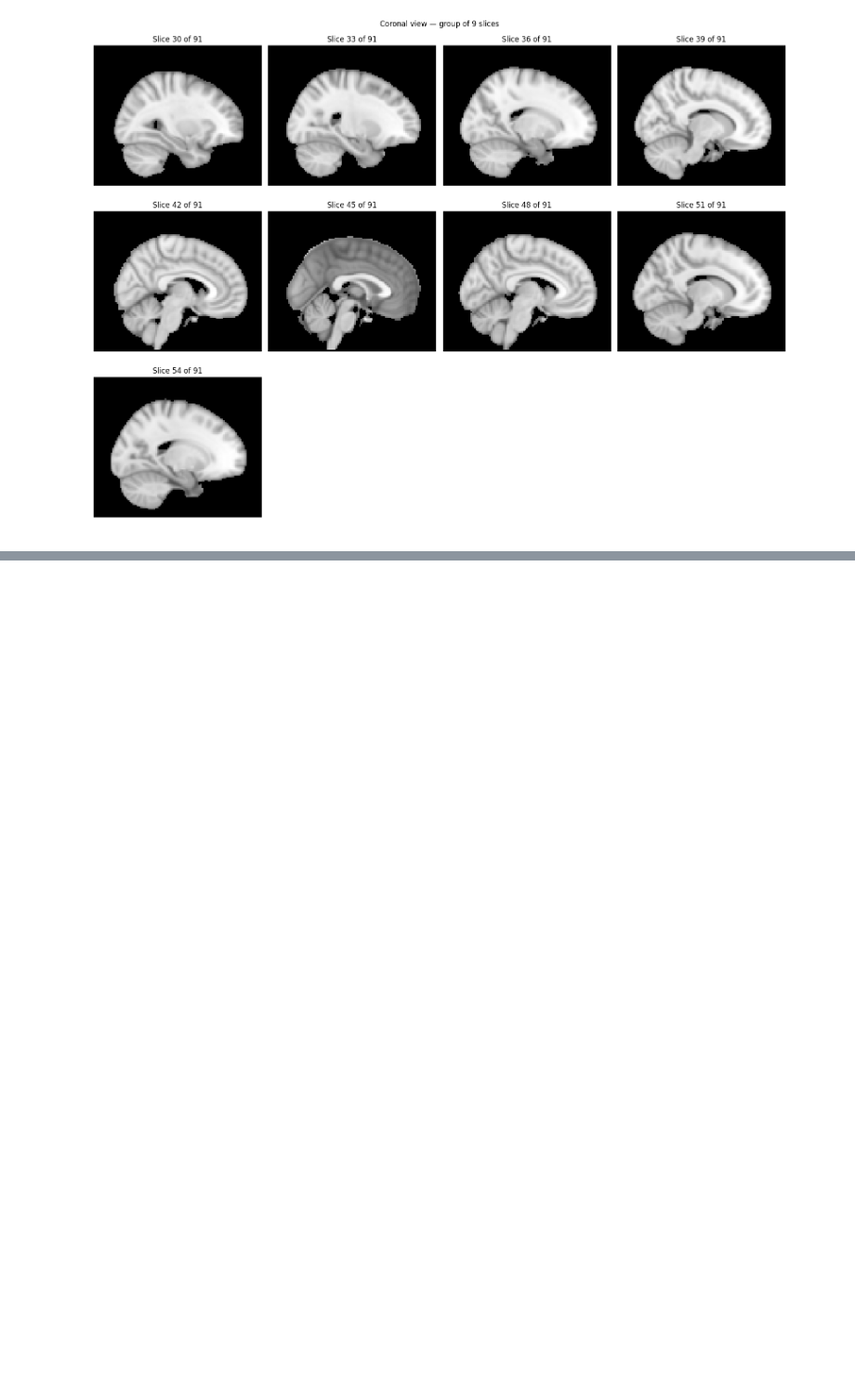
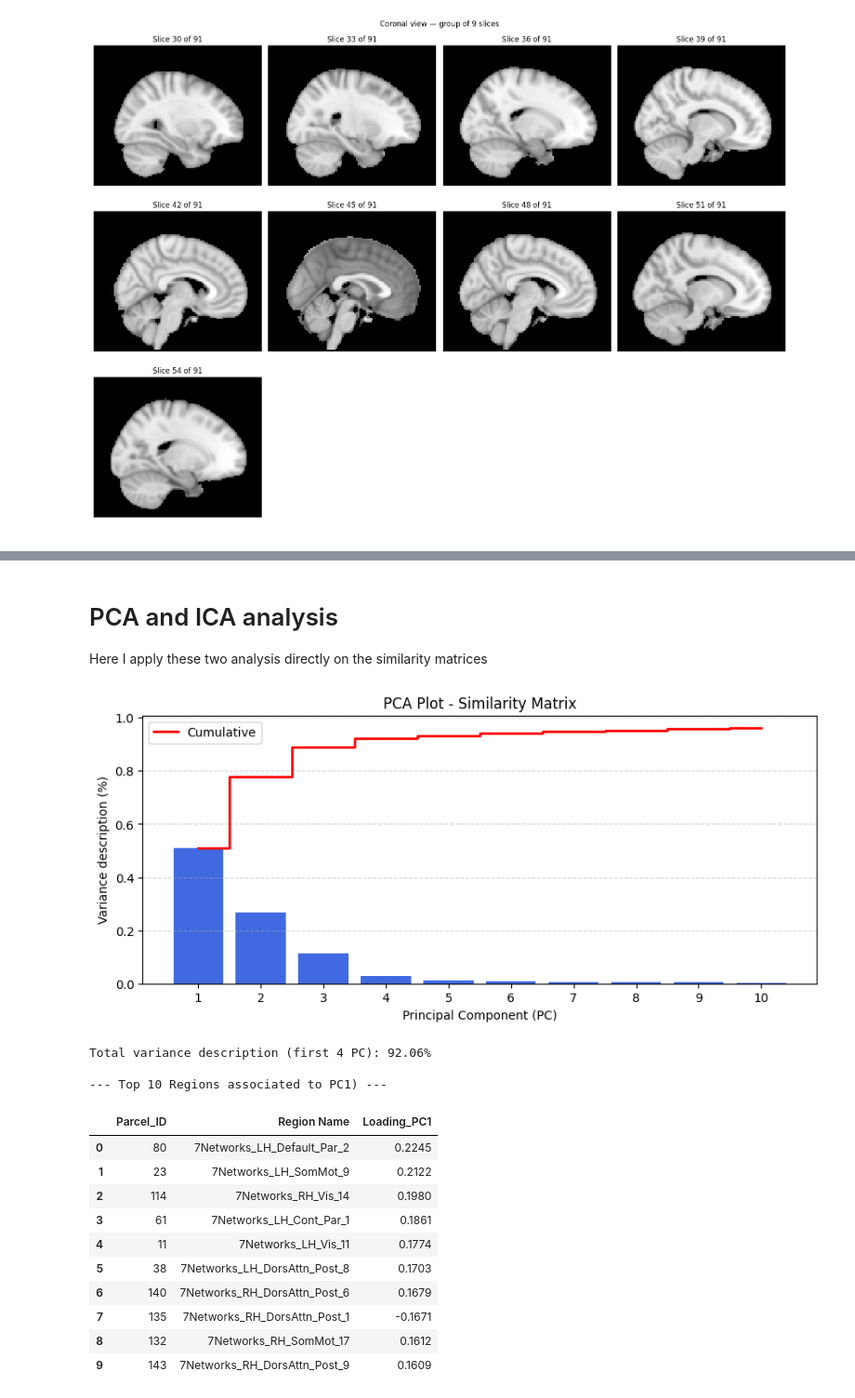
Before and after one commit to tommydelu/MRI-analysis-pipeline, a Jupyter notebook: 3_fmri_feature_extraction.ipynb, the cells around one changed output, grey strips where cells are left out. Shown at 93% size. Cells and saved outputs as stored; diff of their text form; code cells hidden in the pictures; blank space fills up the shorter version.

```diff
--- a/3_fmri_feature_extraction.ipynb
+++ b/3_fmri_feature_extraction.ipynb
@@ -57,15 +61,19 @@ for label_idx in range(1,201):
 # %%
-num_time_pts = norm_fmri_data.shape[3]
+num_time_pts = norm_fmri_dict['data'].shape[3]
 num_labels = 200
 
-time_series = np.zeros([num_time_pts, num_labels])
-print(time_series.shape)
+# 1)
+time_series = np.zeros((num_time_pts, num_labels))
 
-for label_idx in range(0,200):
-    mask = masks[label_idx,:,:,:].astype(bool) # estraggo maschera da usare sul volume di fmri_norm
-    voxels_in_roi = norm_fmri_data[mask, :]
-    time_series[:, label_idx] = voxels_in_roi.mean(axis=0)
-    np.save("time_series.npy",time_series)
+# 2)
+for label_idx in range(1, num_labels + 1):
+    # 3)
+    mask = (atlas_dict['data'] == label_idx)
+    if np.any(mask):
+        # 4)
+        time_series[:, label_idx - 1] = norm_fmri_dict['data'][mask, :].mean(axis=0) # Because applying the mask results in a matrix of shape 2
 
-print(time_series.shape)
+# 5)
+np.save("data/part3/time_series.npy", time_series)
+print("Shape time series estratte:", time_series.shape)  # (T, 200)
 # %% [output]
@@ -175,0 +129,4 @@ X_transformed.shape
+# %%
+summary = compareSimilarityMethods(matrices, df, top_k=3)
+pd.set_option('display.max_colwidth', None)
+display(summary)
@@ -175,0 +140,23 @@ X_transformed.shape
+# %% [markdown]
+# PCA and ICA analysis
+Here I apply these two analysis directly on the similarity matrices
+# %%
+results = pcaAnalysis(time_series, 10, df)
+
+display(results)
+# %% [output]
+[figure, added]
+Total variance description (first 4 PC): 92.06%
+
+--- Top 10 Regions associated to PC1) ---
+|  | Parcel_ID | Region Name | Loading_PC1 |
+| 0 | 80 | 7Networks_LH_Default_Par_2 | 0.2245 |
+| 1 | 23 | 7Networks_LH_SomMot_9 | 0.2122 |
+| 2 | 114 | 7Networks_RH_Vis_14 | 0.1980 |
+| 3 | 61 | 7Networks_LH_Cont_Par_1 | 0.1861 |
+| 4 | 11 | 7Networks_LH_Vis_11 | 0.1774 |
+| 5 | 38 | 7Networks_LH_DorsAttn_Post_8 | 0.1703 |
+| 6 | 140 | 7Networks_RH_DorsAttn_Post_6 | 0.1679 |
+| 7 | 135 | 7Networks_RH_DorsAttn_Post_1 | -0.1671 |
+| 8 | 132 | 7Networks_RH_SomMot_17 | 0.1612 |
+| 9 | 143 | 7Networks_RH_DorsAttn_Post_9 | 0.1609 |
```
Also changed, not shown: parts of 18 cells of this notebook.
